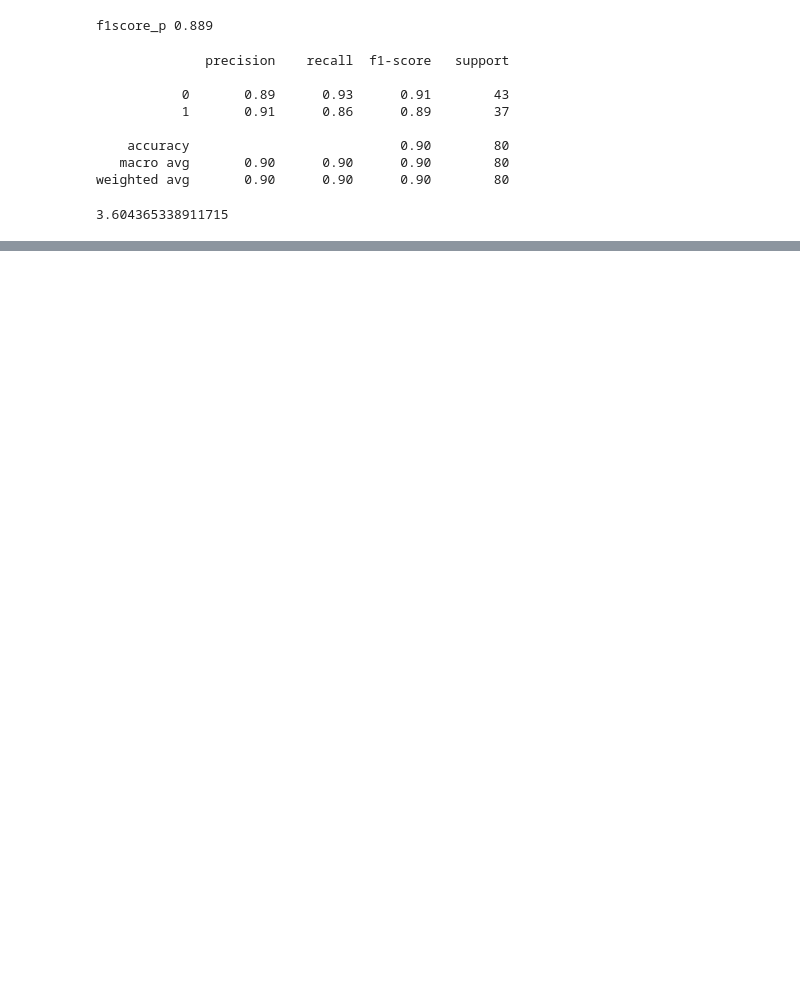
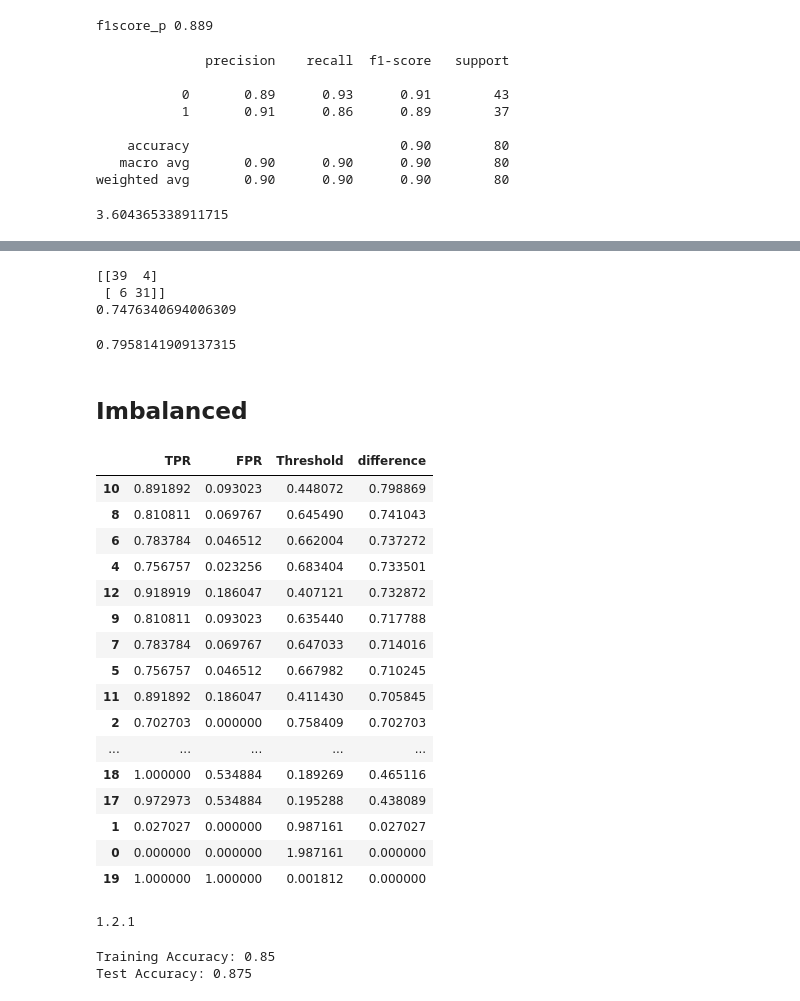
Before and after one commit to ajay-ajzkrish/learn_ml, a Jupyter notebook: SLC/FNB(Day1 and Day2)/day1day2ajay.ipynb, the cells around one changed output, grey strips where cells are left out. Drawn from its saved outputs; the diff is of its cells as text; code cells hidden in the pictures; blank space fills up the shorter version.

```diff
--- a/SLC/FNB(Day1 and Day2)/day1day2ajay.ipynb
+++ b/SLC/FNB(Day1 and Day2)/day1day2ajay.ipynb
@@ -237,0 +319,7 @@ log_loss(ytest, ypred)
+# %%
+print(confusion_matrix(ytest, ypred_lr))
+print(cohen_kappa_score(ytest, ypred_lr))
+# %% [output]
+[[39  4]
+ [ 6 31]]
+0.7476340694006309
@@ -237,0 +330,47 @@ log_loss(ytest, ypred)
+# %%
+(p0-pe)/(1-pe)
+# %% [output]
+0.7958141909137315
+# %% [markdown]
+## Imbalanced
+# %%
+youden_table = pd.DataFrame({
+    'TPR':tpr,
+    'FPR':fpr,
+    'Threshold':threshold
+})
+# %%
+youden_table['difference'] = youden_table['TPR'] - youden_table['FPR']
+# %%
+youden_table = youden_table.sort_values('difference',ascending=False)
+# %%
+youden_table
+# %% [output]
+|  | TPR | FPR | Threshold | difference |
+| 10 | 0.891892 | 0.093023 | 0.448072 | 0.798869 |
+| 8 | 0.810811 | 0.069767 | 0.645490 | 0.741043 |
+| 6 | 0.783784 | 0.046512 | 0.662004 | 0.737272 |
+| 4 | 0.756757 | 0.023256 | 0.683404 | 0.733501 |
+| 12 | 0.918919 | 0.186047 | 0.407121 | 0.732872 |
+| 9 | 0.810811 | 0.093023 | 0.635440 | 0.717788 |
+| 7 | 0.783784 | 0.069767 | 0.647033 | 0.714016 |
+| 5 | 0.756757 | 0.046512 | 0.667982 | 0.710245 |
+| 11 | 0.891892 | 0.186047 | 0.411430 | 0.705845 |
+| 2 | 0.702703 | 0.000000 | 0.758409 | 0.702703 |
+| ... | ... | ... | ... | ... |
+| 18 | 1.000000 | 0.534884 | 0.189269 | 0.465116 |
+| 17 | 0.972973 | 0.534884 | 0.195288 | 0.438089 |
+| 1 | 0.027027 | 0.000000 | 0.987161 | 0.027027 |
+| 0 | 0.000000 | 0.000000 | 1.987161 | 0.000000 |
+| 19 | 1.000000 | 1.000000 | 0.001812 | 0.000000 |
+# %%
+import sklearn
+print(sklearn.__version__)
+# %% [output]
+1.2.1
+# %%
+print('Training Accuracy:',lr.score(xtrain,ytrain))
+print('Test Accuracy:',lr.score(xtest,ytest))
+# %% [output]
+Training Accuracy: 0.85
+Test Accuracy: 0.875
```
Also changed, not shown: parts of 16 cells of this notebook, 19 other files.
